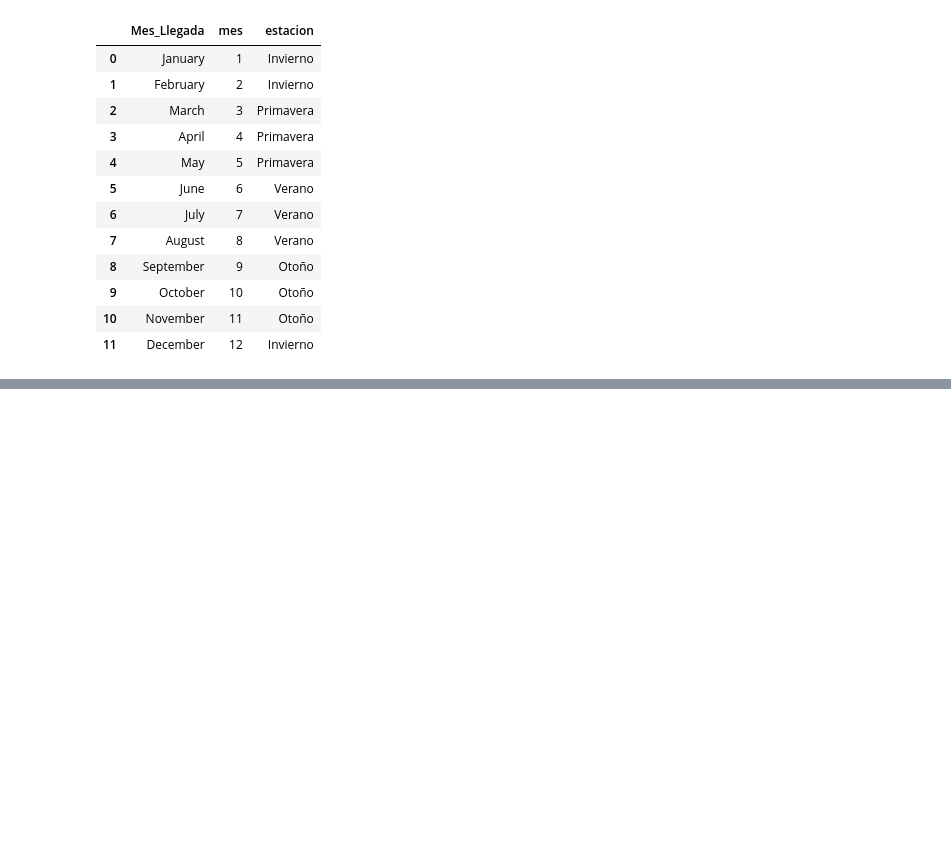
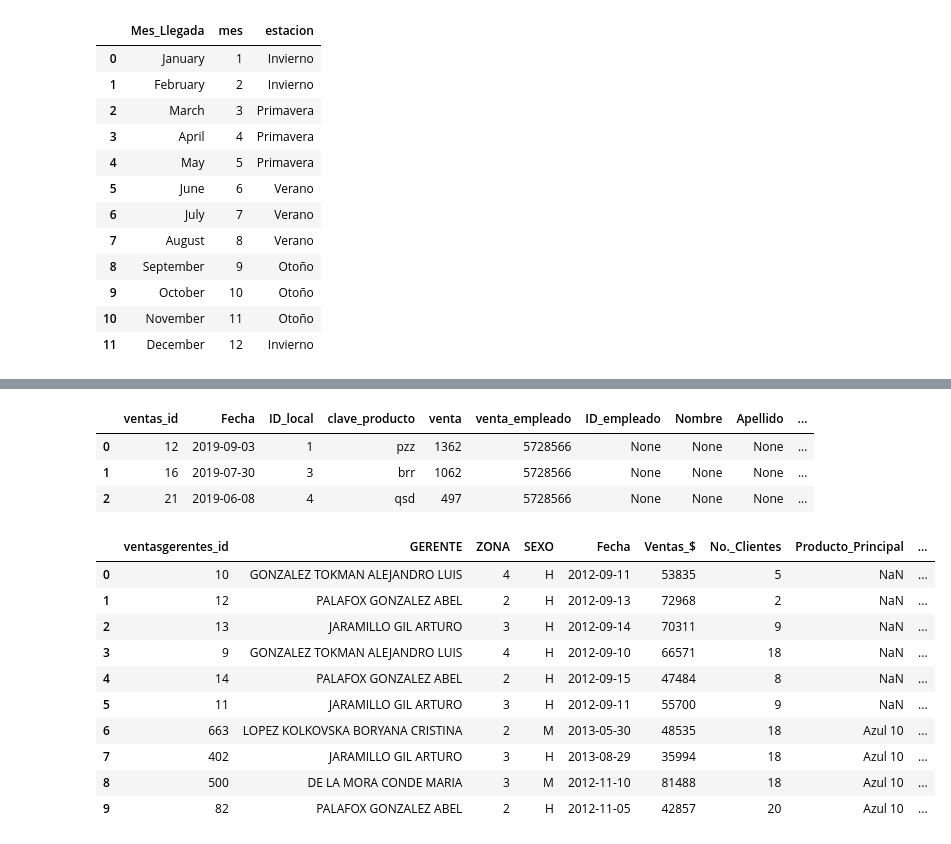
Before and after one commit to user14721068/SQL-para-Analisis-de-Datos, a Jupyter notebook: 2.-Preparación de datos.ipynb, the cells around one changed output, grey strips where cells are left out. Saved outputs shown, nothing was run; the diff lists cells and outputs as text; code cells hidden in the pictures; blank space fills up the shorter version.

```diff
--- a/2.-Preparación de datos.ipynb
+++ b/2.-Preparación de datos.ipynb
@@ -880,0 +915,46 @@ df.head(20)
+# %%
+# 2-10-1 Imputacion
+
+# Ventas donde se desconoce el empleado que las realizo */
+
+query = """
+select
+    *
+from
+    preparacion.ventas as v
+    left join
+    empleados as e on v.venta_empleado=e.id_empleado
+where
+    e.ID_empleado is null;
+"""
+df = pd.read_sql(query, engine)
+df.head(20)
+# %% [output]
+|  | ventas_id | Fecha | ID_local | clave_producto | venta | venta_empleado | ID_empleado | Nombre | Apellido | ... |
+| 0 | 12 | 2019-09-03 | 1 | pzz | 1362 | 5728566 | None | None | None | ... |
+| 1 | 16 | 2019-07-30 | 3 | brr | 1062 | 5728566 | None | None | None | ... |
+| 2 | 21 | 2019-06-08 | 4 | qsd | 497 | 5728566 | None | None | None | ... |
+# %%
+# Inseccionando la tabla de ventasgerentes vemos que tiene valores null en la columna producto_principal */
+
+query = """
+select
+    *
+from
+    preparacion.ventasgerentes
+order by producto_principal asc;
+"""
+df= pd.read_sql(query, engine)
+df.head(10)
+# %% [output]
+|  | ventasgerentes_id | GERENTE | ZONA | SEXO | Fecha | Ventas_$ | No._Clientes | Producto_Principal | ... |
+| 0 | 10 | GONZALEZ TOKMAN ALEJANDRO LUIS | 4 | H | 2012-09-11 | 53835 | 5 | NaN | ... |
+| 1 | 12 | PALAFOX GONZALEZ ABEL | 2 | H | 2012-09-13 | 72968 | 2 | NaN | ... |
+| 2 | 13 | JARAMILLO GIL ARTURO | 3 | H | 2012-09-14 | 70311 | 9 | NaN | ... |
+| 3 | 9 | GONZALEZ TOKMAN ALEJANDRO LUIS | 4 | H | 2012-09-10 | 66571 | 18 | NaN | ... |
+| 4 | 14 | PALAFOX GONZALEZ ABEL | 2 | H | 2012-09-15 | 47484 | 8 | NaN | ... |
+| 5 | 11 | JARAMILLO GIL ARTURO | 3 | H | 2012-09-11 | 55700 | 9 | NaN | ... |
+| 6 | 663 | LOPEZ KOLKOVSKA BORYANA CRISTINA | 2 | M | 2013-05-30 | 48535 | 18 | Azul 10 | ... |
+| 7 | 402 | JARAMILLO GIL ARTURO | 3 | H | 2013-08-29 | 35994 | 18 | Azul 10 | ... |
+| 8 | 500 | DE LA MORA CONDE MARIA | 3 | M | 2012-11-10 | 81488 | 18 | Azul 10 | ... |
+| 9 | 82 | PALAFOX GONZALEZ ABEL | 2 | H | 2012-11-05 | 42857 | 20 | Azul 10 | ... |
```
Also changed, not shown: parts of 30 cells of this notebook, 1 other file.
